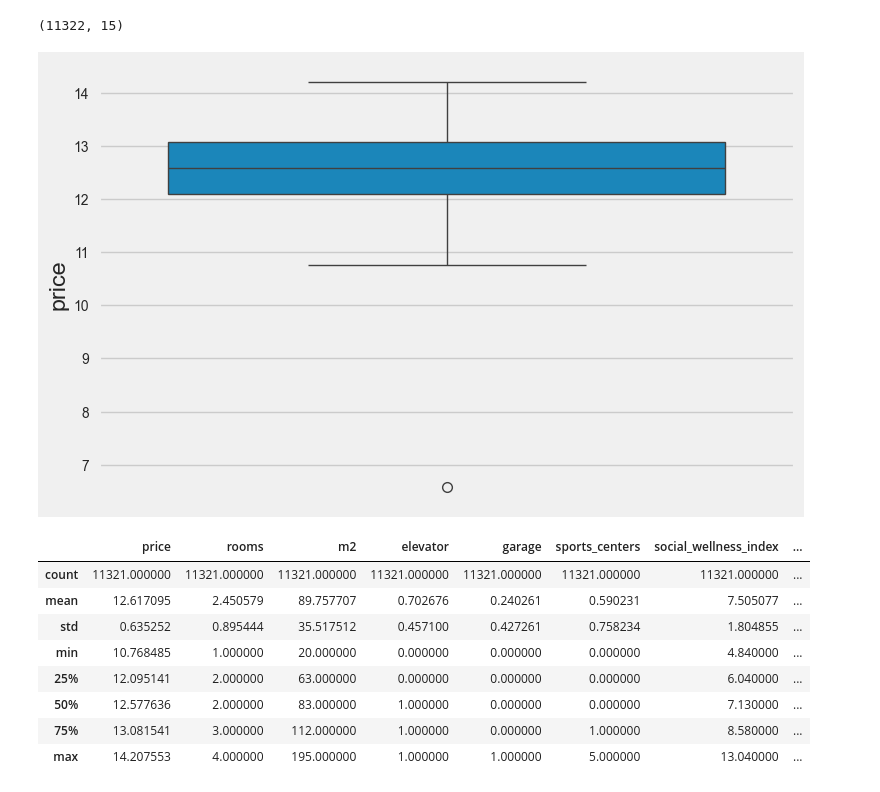
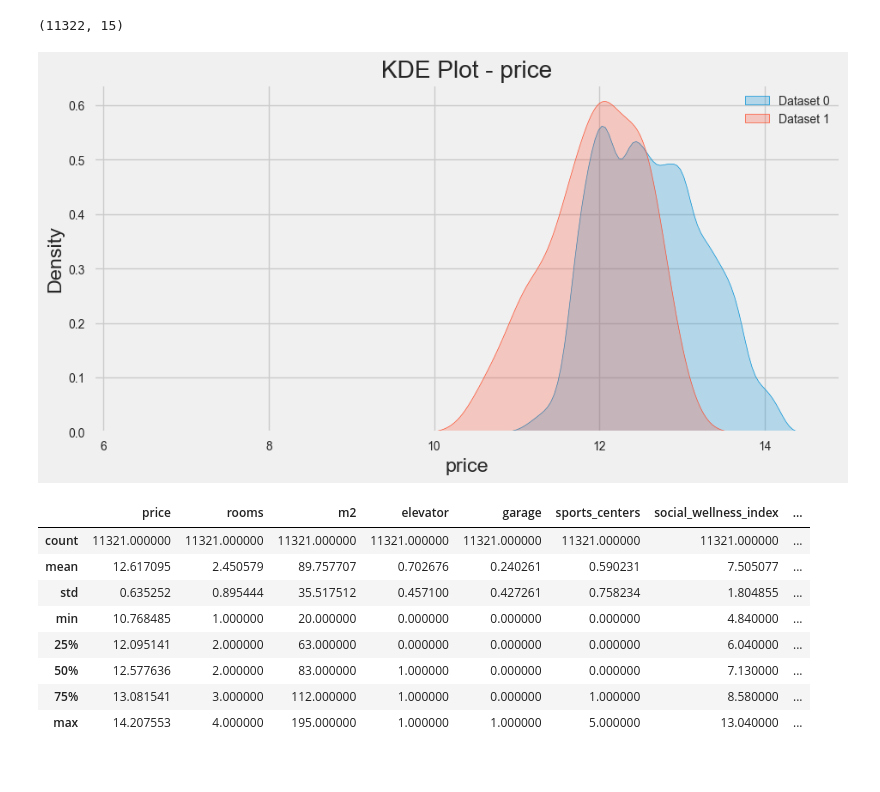
Before and after one commit to namratamayekar/Housing_Price_Prediction_Madrid, a Jupyter notebook: notebooks/Modelling_Emanuela_regressions.ipynb, the cells around one changed output. Cells and saved outputs as stored; diff of their text form; code cells hidden in the pictures.

Commit message:
added currently scraped data

```diff
--- a/notebooks/Modelling_Emanuela_regressions.ipynb
+++ b/notebooks/Modelling_Emanuela_regressions.ipynb
@@ -62,8 +70,40 @@ df_unseen['price'] = df_unseen['price'].apply(lambda x: np.log(x))
-# %%
-sns.boxplot(df['price'])
-plt.show()
-# %% [output]
-[figure, removed]
+# %%
+num_features_plot = ['price', 'rooms', 'm2', 'social_wellness_index']
+# %%
+def plot_data(column, df_list, numerical_features, figsize, rotate=False):
+    if column in numerical_features:
+        fig = plt.figure(figsize=(10, 5))
+        ax = fig.add_subplot(111)
+        for i, df in enumerate(df_list):
+            sns.kdeplot(data=df, x=column, ax=ax, label=f'Dataset {i}', shade=True)
+        ax.set_title(f'KDE Plot - {column}')
+        ax.set_xlabel(column)
+        ax.set_ylabel('Density')
+        ax.legend()
+        if rotate:
+            plt.xticks(rotation=360)
+    else:
+        cluster_colors = ['#69ACD9', '#E8917D', '#E2C480']
+        combined_df = pd.concat([df.assign(cluster=i) for i, df in enumerate(df_list)])
+        proportions = combined_df.groupby([column, 'cluster']).size().reset_index(name='count')
+        proportions['proportion'] = proportions.groupby(column)['count'].apply(lambda x: x / float(x.sum()))
+        pivot_df = proportions.pivot(index=column, columns='cluster', values='proportion').fillna(0)
+        pivot_df = pivot_df.sort_values(by=0)
+        fig, ax = plt.subplots(figsize=figsize)
+        pivot_df.plot(kind='bar', stacked=True, ax=ax, color=cluster_colors[:pivot_df.shape[1]])
+        ax.set_title(f'Relative Proportions - {column}')
+        ax.set_xlabel(column)
+        ax.set_ylabel('Proportion')
+        ax.legend(title='Dataset', bbox_to_anchor=(1.05, 1), loc='upper left')
+        if rotate:
+            plt.xticks(rotation=90)
+        else:
+            plt.xticks(rotation=0)
+    plt.show()
+# %%
+plot_data('price', [df, df_unseen], num_features_plot, (10,5), rotate=False)
+# %% [output]
+[figure, added]
 # %%
 def drop_outliers_iqr(df, column):
     Q1 = df[column].quantile(0.25)
```
Also changed, not shown: parts of 10 cells of this notebook, 11 other files.
